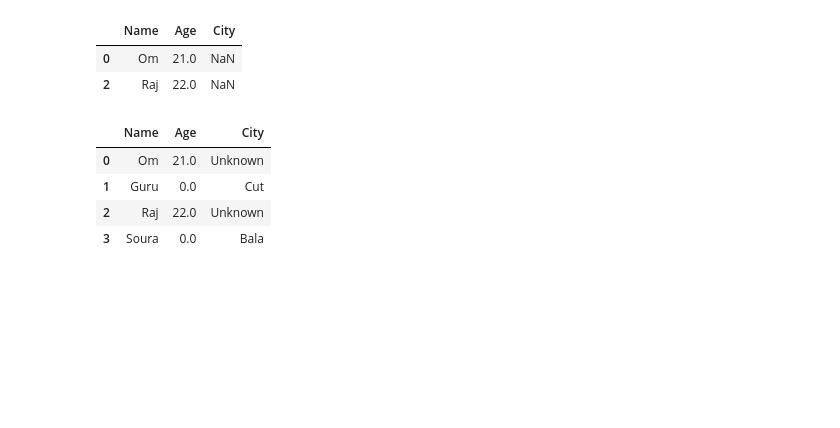
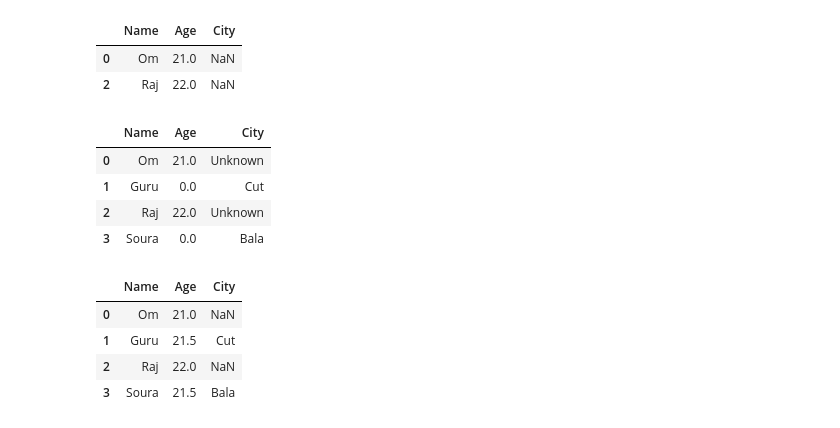
Before and after one commit to fieryprofessor/ML-LAB-jupyter-notebooks-, a Jupyter notebook: MLNotebook2.ipynb, the cells around one changed output. Cells and saved outputs as stored; diff of their text form; code cells hidden in the pictures; blank space fills up the shorter version.

```diff
--- a/MLNotebook2.ipynb
+++ b/MLNotebook2.ipynb
@@ -339,3 +340,14 @@ df_fill
 | 1 | Guru | 0.0 | Cut |
 | 2 | Raj | 22.0 | Unknown |
 | 3 | Soura | 0.0 | Bala |
+# %%
+#Fill NaN values with column mean(for numeric columns)
+df_fill_mean = df.copy();
+df_fill_mean['Age'] = df_fill_mean['Age'].fillna(df_fill_mean['Age'].mean())
+df_fill_mean
+# %% [output]
+|  | Name | Age | City |
+| 0 | Om | 21.0 | NaN |
+| 1 | Guru | 21.5 | Cut |
+| 2 | Raj | 22.0 | NaN |
+| 3 | Soura | 21.5 | Bala |
```
Also changed, not shown: parts of 3 cells of this notebook, 1 other file.
